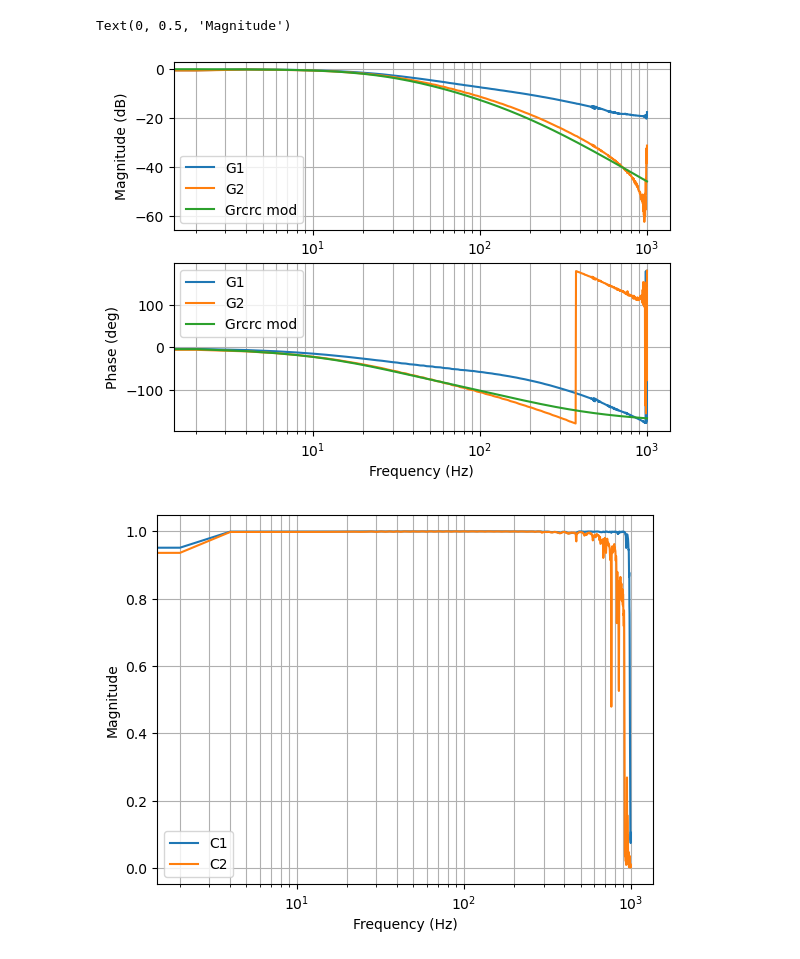
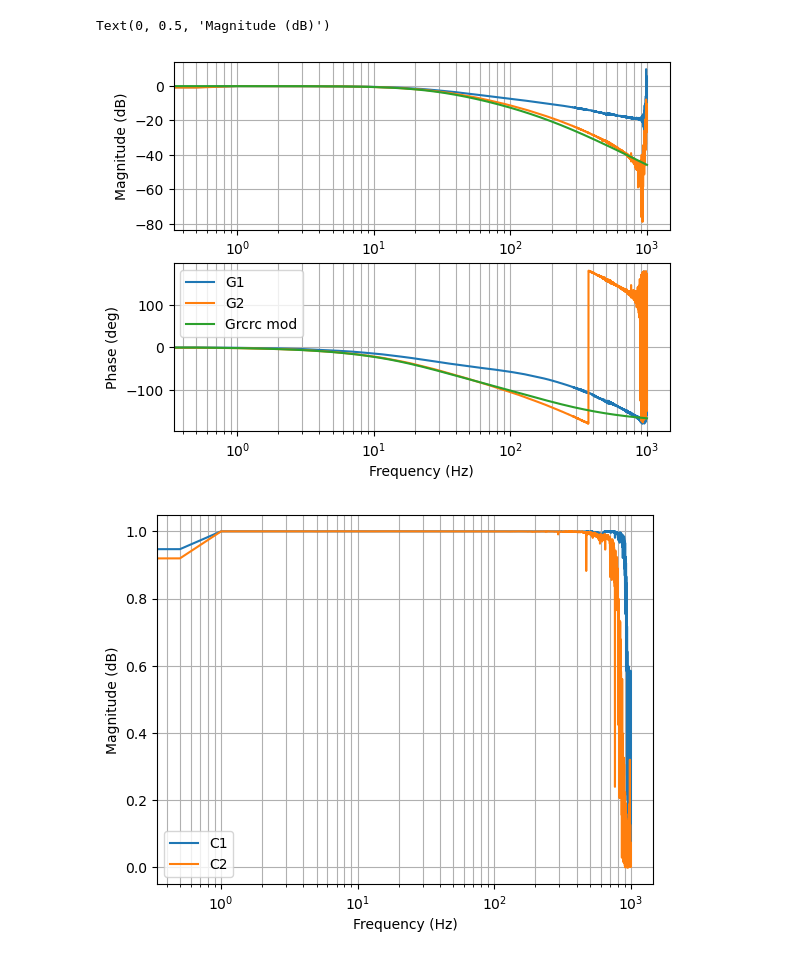
Before and after one commit to pichim/RCRC, a Jupyter notebook: docs/python/serial_stream_eval.ipynb, the cells around one changed output. Saved outputs shown, nothing was run; the diff lists cells and outputs as text; code cells hidden in the pictures.

```diff
--- a/docs/python/serial_stream_eval.ipynb
+++ b/docs/python/serial_stream_eval.ipynb
@@ -111,58 +122,58 @@ s = ct.tf([1, 0], 1)
 G_rcrc_mod = 1 / (a * s**2 + b * s + 1)
 
 # Frequency response estimation
-N_est = round(0.5 / Ts)
+N_est = round(2.0 / Ts)
 k_overlap = 0.5
 N_overlap = round(k_overlap * N_est)
 window = sp.signal.windows.hann(N_est)
 
 inp = np.diff(data["values"][:, ind["u_e"]])
 out = np.diff(data["values"][:, ind["u_c1"]])
-freq, g = tfestimate(inp, out, fs=1 / Ts, window=window, nperseg=N_est, noverlap=N_overlap)
-_, c = sp.signal.coherence(inp, out, fs=1 / Ts, window=window, nperseg=N_est, noverlap=N_overlap)
+freq, g, c = estimate_frf_and_coherence(inp, out, fs=1 / Ts, window=window, nperseg=N_est, noverlap=N_overlap)
 G1 = ct.frd(g, 2 * np.pi * freq)
 C1 = ct.frd(c, 2 * np.pi * freq)
 
 inp = np.diff(data["values"][:, ind["u_e"]])
 out = np.diff(data["values"][:, ind["u_c2"]])
-freq, g = tfestimate(inp, out, fs=1 / Ts, window=window, nperseg=N_est, noverlap=N_overlap)
-_, c = sp.signal.coherence(inp, out, fs=1 / Ts, window=window, nperseg=N_est, noverlap=N_overlap)
+freq, g, c = estimate_frf_and_coherence(inp, out, fs=1 / Ts, window=window, nperseg=N_est, noverlap=N_overlap)
 G2 = ct.frd(g, 2 * np.pi * freq)
 C2 = ct.frd(c, 2 * np.pi * freq)
 
 mag_G1, phase_G1, _ = ct.frequency_response(G1, 2 * np.pi * freq)
 mag_G2, phase_G2, _ = ct.frequency_response(G2, 2 * np.pi * freq)
 mag_Grcrc, phase_Grcrc, _ = ct.frequency_response(G_rcrc_mod, 2 * np.pi * freq)
 
+# only show frequencies below Nyquist frequency
+ind = freq < 1 / (2 * Ts)
+
 plt.figure(2)
 plt.subplot(2, 1, 1)
-plt.semilogx(freq, 20 * np.log10(mag_G1.flatten()), label="G1")
-plt.semilogx(freq, 20 * np.log10(mag_G2.flatten()), label="G2")
-plt.semilogx(freq, 20 * np.log10(mag_Grcrc.flatten()), label="Grcrc mod")
+plt.semilogx(freq[ind], 20 * np.log10(mag_G1.flatten()[ind]), label="G1")
+plt.semilogx(freq[ind], 20 * np.log10(mag_G2.flatten()[ind]), label="G2")
+plt.semilogx(freq[ind], 20 * np.log10(mag_Grcrc.flatten()[ind]), label="Grcrc mod")
 plt.grid(True, which="both", axis="both")
-plt.legend(loc="best")
 plt.xlabel("Frequency (Hz)")
 plt.ylabel("Magnitude (dB)")
 plt.subplot(2, 1, 2)
-plt.semilogx(freq, 180 / np.pi * np.arctan2(np.sin(phase_G1.flatten()), np.cos(phase_G1.flatten())), label="G1")
-plt.semilogx(freq, 180 / np.pi * np.arctan2(np.sin(phase_G2.flatten()), np.cos(phase_G2.flatten())), label="G2")
-plt.semilogx(freq, 180 / np.pi * np.arctan2(np.sin(phase_Grcrc.flatten()), np.cos(phase_Grcrc.flatten())), label="Grcrc mod")
+plt.semilogx(freq[ind], 180 / np.pi * np.arctan2(np.sin(phase_G1.flatten()[ind]), np.cos(phase_G1.flatten()[ind])), label="G1")
+plt.semilogx(freq[ind], 180 / np.pi * np.arctan2(np.sin(phase_G2.flatten()[ind]), np.cos(phase_G2.flatten()[ind])), label="G2")
+plt.semilogx(freq[ind], 180 / np.pi * np.arctan2(np.sin(phase_Grcrc.flatten()[ind]), np.cos(phase_Grcrc.flatten()[ind])), label="Grcrc mod")
 plt.grid(True, which="both", axis="both")
 plt.legend(loc="best")
 plt.xlabel("Frequency (Hz)")
 plt.ylabel("Phase (deg)")
 
 plt.figure(3)
-plt.semilogx(freq, C1.magnitude.flatten(), label="C1")
-plt.semilogx(freq, C2.magnitude.flatten(), label="C2")
+plt.semilogx(freq[ind], C1.magnitude.flatten()[ind], label="C1")
+plt.semilogx(freq[ind], C2.magnitude.flatten()[ind], label="C2")
 plt.grid(True, which="both", axis="both")
 plt.legend(loc="best")
 plt.xlabel("Frequency (Hz)")
-plt.ylabel("Magnitude")
+plt.ylabel("Magnitude (dB)")
 # %% [output]
-Text(0, 0.5, 'Magnitude')
+Text(0, 0.5, 'Magnitude (dB)')
-[figure, old version]
+[figure, new version]
-[figure, old version]
+[figure, new version]
 # %%
 # Step responses
 f_max = 800
```
Also changed, not shown: parts of 4 cells of this notebook, 3 other files.
